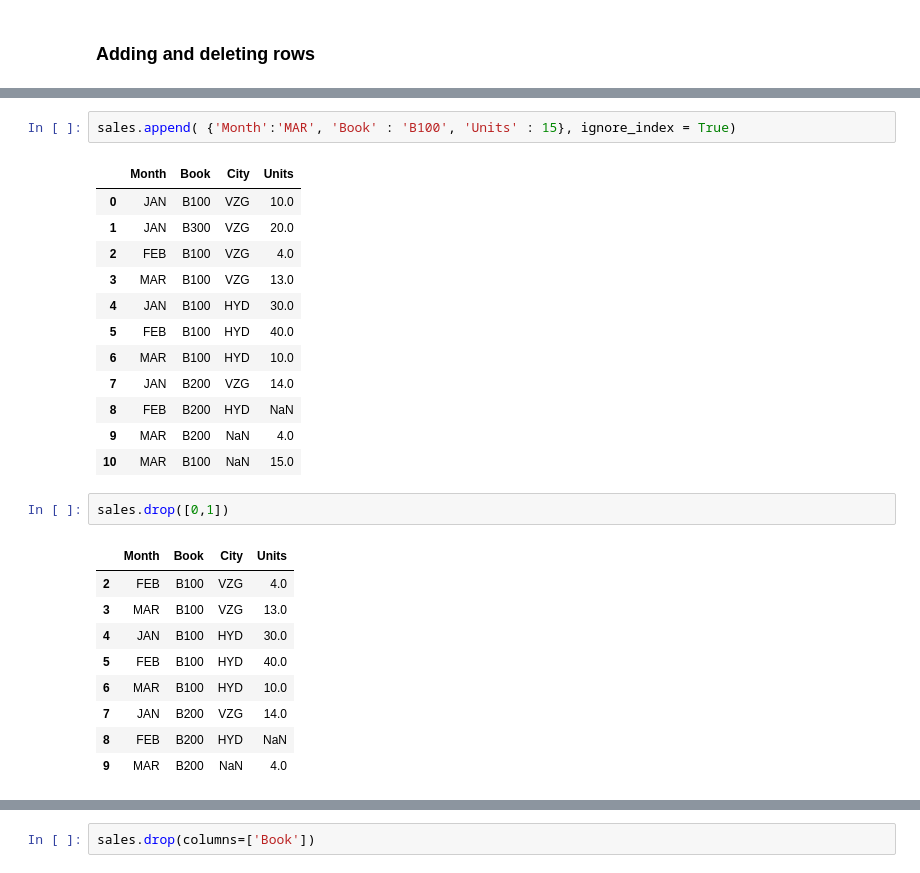
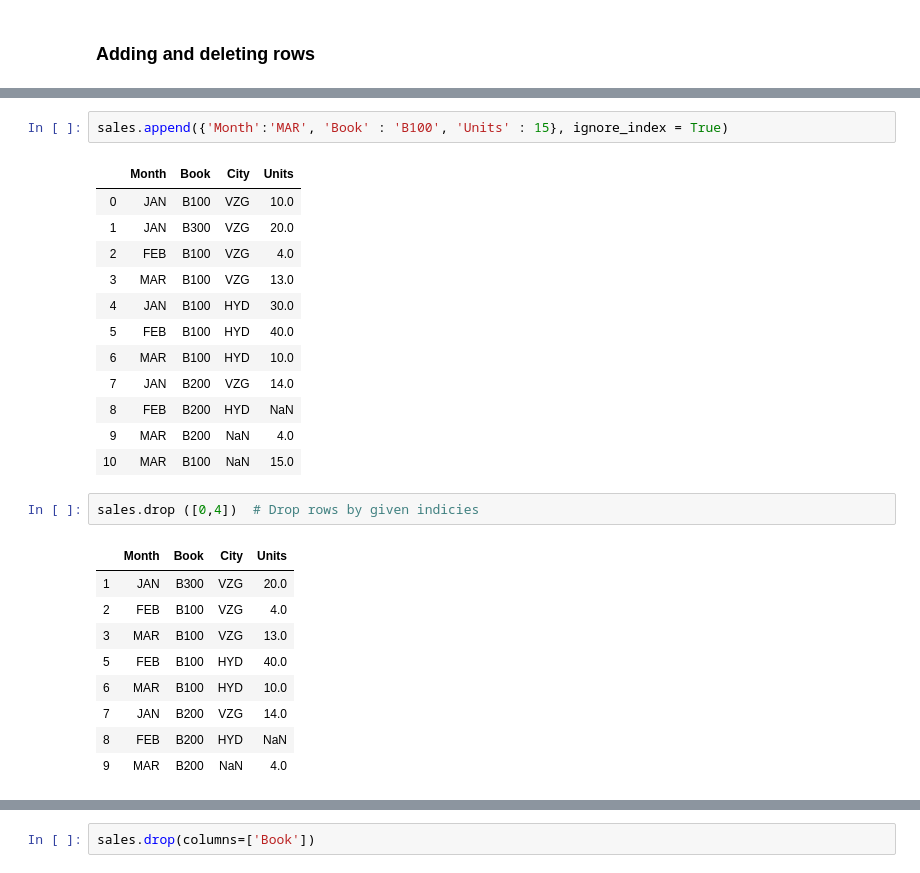
Before and after one commit to srikanthpragada/DS_06_JAN_2020, a Jupyter notebook: sales.ipynb, the cells around one changed output, grey strips where cells are left out. Cells and saved outputs as stored; diff of their text form.

```diff
--- a/sales.ipynb
+++ b/sales.ipynb
@@ -388,5 +404,5 @@ Index(['month', 'book', 'city', 'units'], dtype='object')
 # %%
-sales.append( {'Month':'MAR', 'Book' : 'B100', 'Units' : 15}, ignore_index = True)
+sales.append({'Month':'MAR', 'Book' : 'B100', 'Units' : 15}, ignore_index = True)
 # %% [output]
 |  | Month | Book | City | Units |
 | 0 | JAN | B100 | VZG | 10.0 |
@@ -401,12 +417,12 @@ sales.append( {'Month':'MAR', 'Book' : 'B100', 'Units' : 15}, ignore_index = Tru
 | 9 | MAR | B200 | NaN | 4.0 |
 | 10 | MAR | B100 | NaN | 15.0 |
 # %%
-sales.drop([0,1])
+sales.drop ([0,4])  # Drop rows by given indicies
 # %% [output]
 |  | Month | Book | City | Units |
+| 1 | JAN | B300 | VZG | 20.0 |
 | 2 | FEB | B100 | VZG | 4.0 |
 | 3 | MAR | B100 | VZG | 13.0 |
-| 4 | JAN | B100 | HYD | 30.0 |
 | 5 | FEB | B100 | HYD | 40.0 |
 | 6 | MAR | B100 | HYD | 10.0 |
 | 7 | JAN | B200 | VZG | 14.0 |
```
Also changed, not shown: parts of 27 cells of this notebook, 1 other file.
